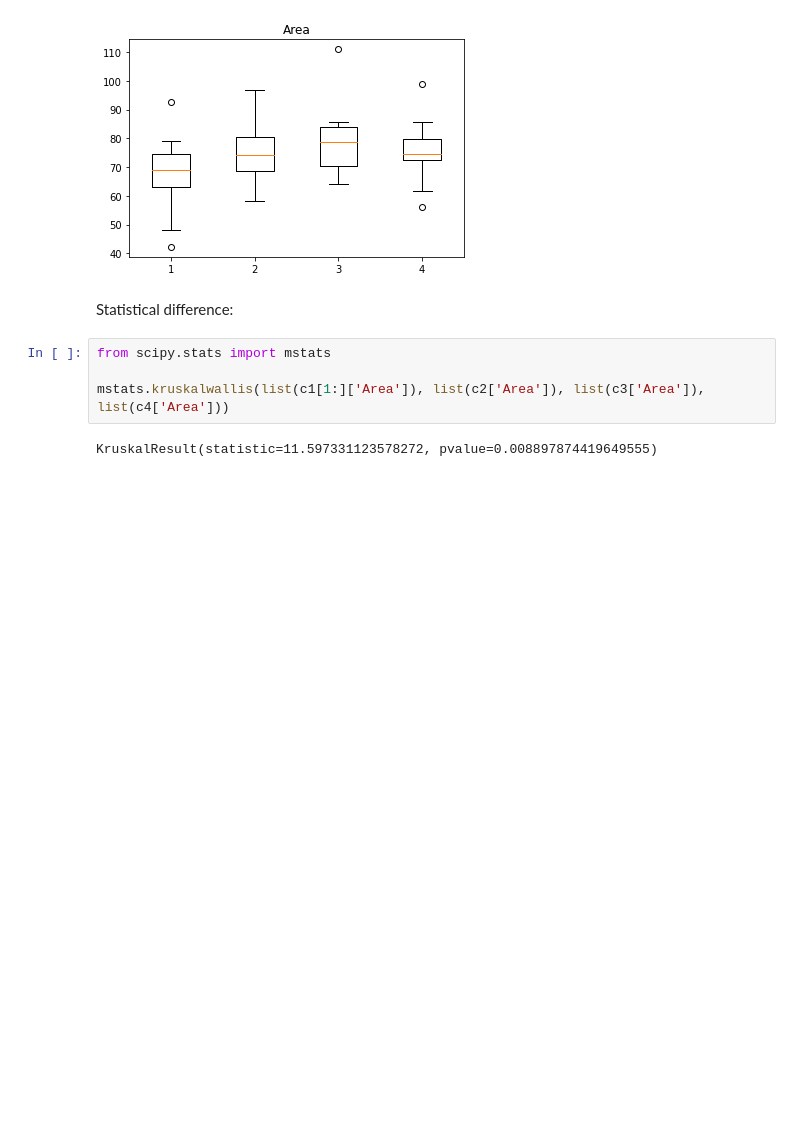
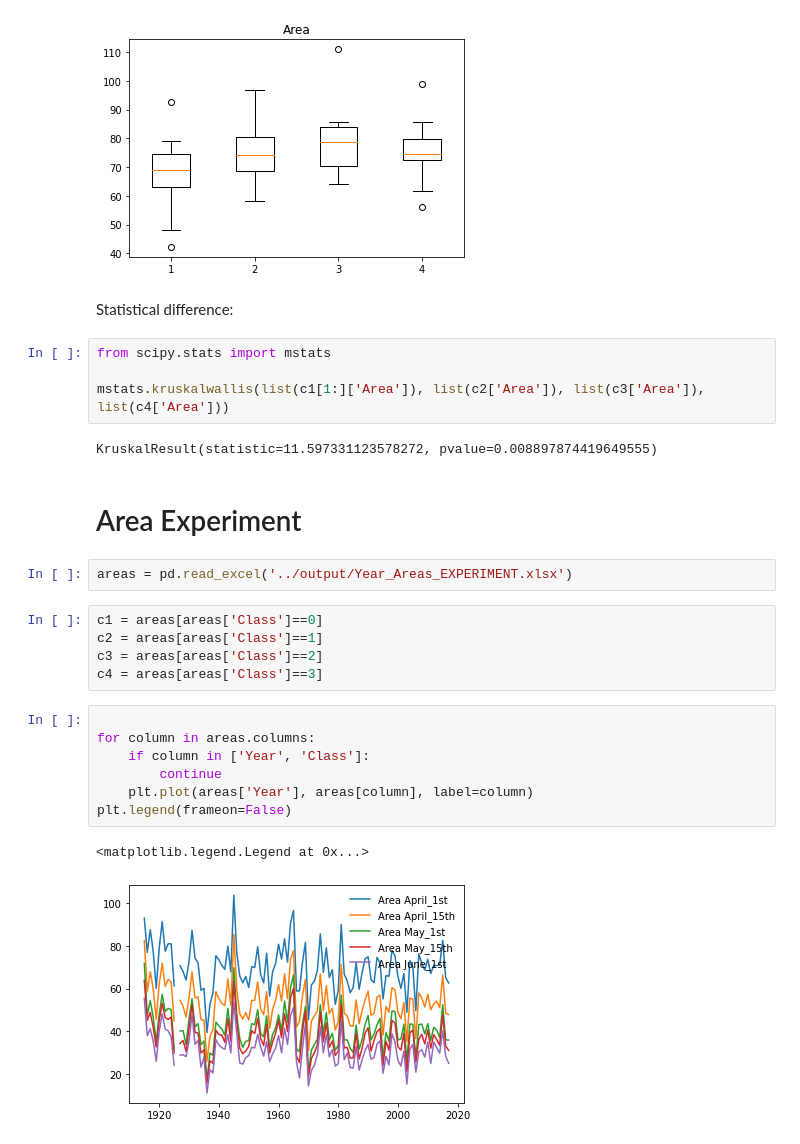
Before and after one commit to mikewellmeansme/TracheidClustering, a Jupyter notebook: notebooks/boxplot.ipynb, the cells around one changed output. Cells and saved outputs as stored; diff of their text form; blank space fills up the shorter version.

```diff
--- a/notebooks/boxplot.ipynb
+++ b/notebooks/boxplot.ipynb
@@ -67,3 +67,22 @@ from scipy.stats import mstats
 mstats.kruskalwallis(list(c1[1:]['Area']), list(c2['Area']), list(c3['Area']), list(c4['Area']))
 # %% [output]
 KruskalResult(statistic=11.597331123578272, pvalue=0.008897874419649555)
+# %% [markdown]
+# Area Experiment
+# %%
+areas = pd.read_excel('../output/Year_Areas_EXPERIMENT.xlsx')
+# %%
+c1 = areas[areas['Class']==0]
+c2 = areas[areas['Class']==1]
+c3 = areas[areas['Class']==2]
+c4 = areas[areas['Class']==3]
+# %%
+
+for column in areas.columns:
+    if column in ['Year', 'Class']:
+        continue
+    plt.plot(areas['Year'], areas[column], label=column)
+plt.legend(frameon=False)
+# %% [output]
+<matplotlib.legend.Legend at 0x...>
+[figure, added]
```
Also changed, not shown: parts of 2 cells of this notebook, 2 other files.
